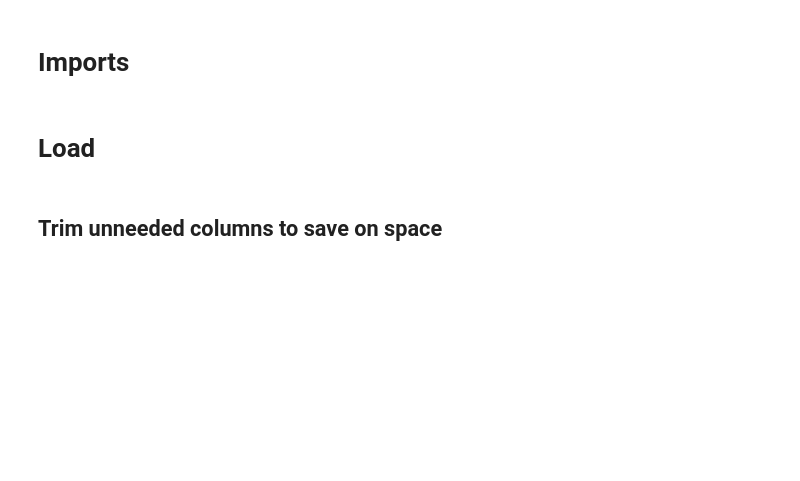
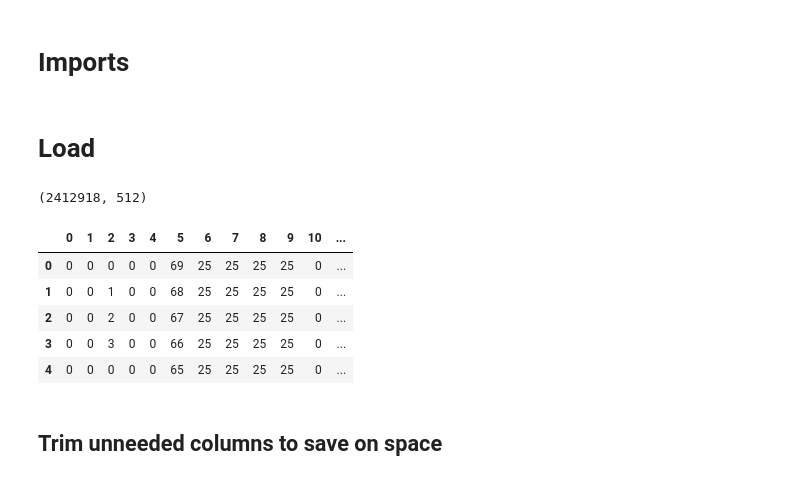
Before and after one commit to Efithor/riichi-dendrology, a Jupyter notebook: full_data_clean.ipynb, the cells around one changed output. Saved outputs shown, nothing was run; the diff lists cells and outputs as text; code cells hidden in the pictures; blank space fills up the shorter version.

```diff
--- a/full_data_clean.ipynb
+++ b/full_data_clean.ipynb
@@ -19,6 +19,19 @@ states = pd.read_parquet(file_path)
 states.columns = states.columns.map(
     str
 )
+# %%
+states.shape
+# %% [output]
+(2412918, 512)
+# %%
+states.head()
+# %% [output]
+|  | 0 | 1 | 2 | 3 | 4 | 5 | 6 | 7 | 8 | 9 | 10 | ... |
+| 0 | 0 | 0 | 0 | 0 | 0 | 69 | 25 | 25 | 25 | 25 | 0 | ... |
+| 1 | 0 | 0 | 1 | 0 | 0 | 68 | 25 | 25 | 25 | 25 | 0 | ... |
+| 2 | 0 | 0 | 2 | 0 | 0 | 67 | 25 | 25 | 25 | 25 | 0 | ... |
+| 3 | 0 | 0 | 3 | 0 | 0 | 66 | 25 | 25 | 25 | 25 | 0 | ... |
+| 4 | 0 | 0 | 0 | 0 | 0 | 65 | 25 | 25 | 25 | 25 | 0 | ... |
 # %% [markdown]
 ## Trim unneeded columns to save on space
 # %%
```
Also changed, not shown: parts of 4 cells of this notebook, 17 other files.
